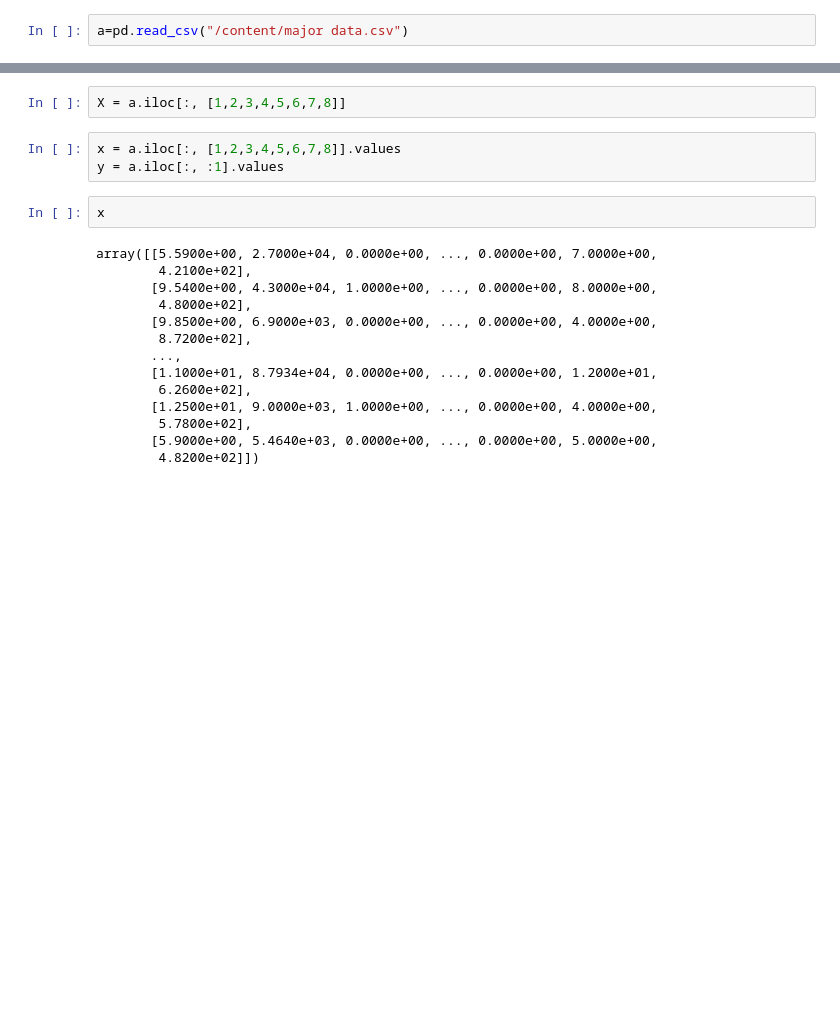
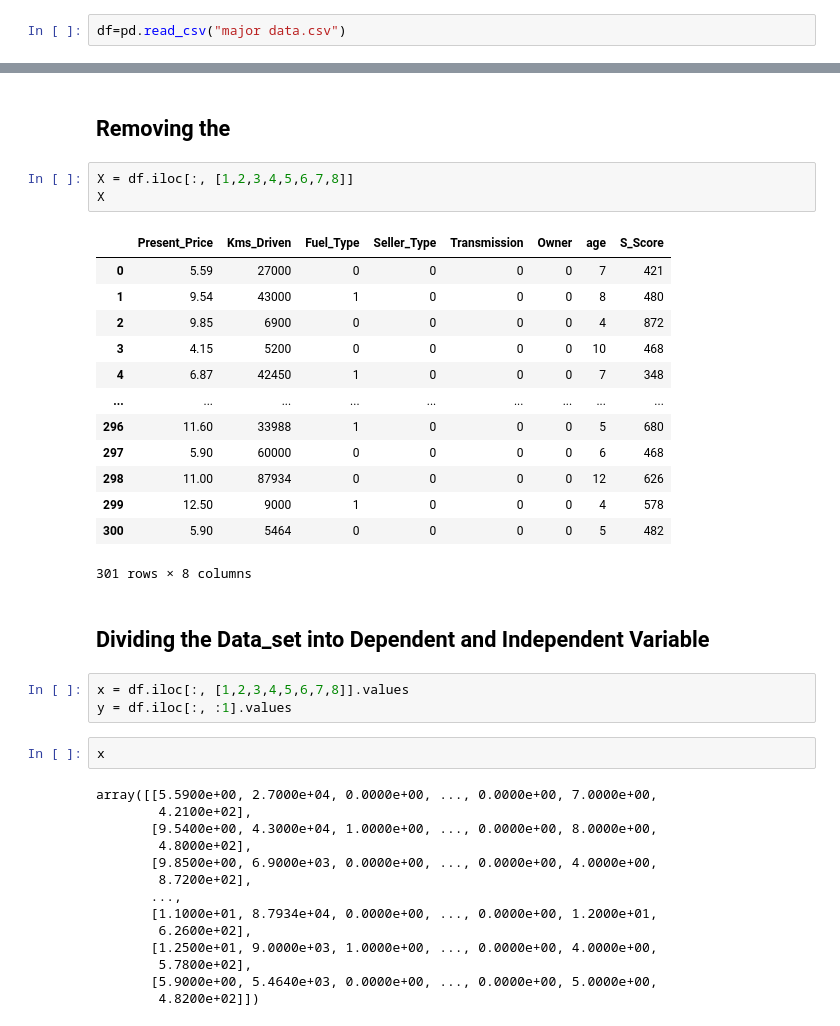
Before and after one commit to Surendergandham/Redefining-the-pricing-crtieria-in-selling-used-cars, a Jupyter notebook: code_file.ipynb, the cells around one changed output, grey strips where cells are left out. Drawn from its saved outputs; the diff is of its cells as text; blank space fills up the shorter version.

```diff
--- a/code_file.ipynb
+++ b/code_file.ipynb
@@ -20,2 +12,2 @@ Successfully installed vecstack-0.4.0
 # %%
-a=pd.read_csv("/content/major data.csv")
+df=pd.read_csv("major data.csv")
@@ -55,10 +47,29 @@ g=sns.heatmap(a.corr(),annot=True,cmap="RdYlGn")
 # %% [output]
 [figure]
+# %% [markdown]
+## Removing the
 # %%
-X = a.iloc[:, [1,2,3,4,5,6,7,8]]
+X = df.iloc[:, [1,2,3,4,5,6,7,8]]
+X
+# %% [output]
+|  | Present_Price | Kms_Driven | Fuel_Type | Seller_Type | Transmission | Owner | age | S_Score |
+| 0 | 5.59 | 27000 | 0 | 0 | 0 | 0 | 7 | 421 |
+| 1 | 9.54 | 43000 | 1 | 0 | 0 | 0 | 8 | 480 |
+| 2 | 9.85 | 6900 | 0 | 0 | 0 | 0 | 4 | 872 |
+| 3 | 4.15 | 5200 | 0 | 0 | 0 | 0 | 10 | 468 |
+| 4 | 6.87 | 42450 | 1 | 0 | 0 | 0 | 7 | 348 |
+| ... | ... | ... | ... | ... | ... | ... | ... | ... |
+| 296 | 11.60 | 33988 | 1 | 0 | 0 | 0 | 5 | 680 |
+| 297 | 5.90 | 60000 | 0 | 0 | 0 | 0 | 6 | 468 |
+| 298 | 11.00 | 87934 | 0 | 0 | 0 | 0 | 12 | 626 |
+| 299 | 12.50 | 9000 | 1 | 0 | 0 | 0 | 4 | 578 |
+| 300 | 5.90 | 5464 | 0 | 0 | 0 | 0 | 5 | 482 |
+301 rows × 8 columns
+# %% [markdown]
+## Dividing the Data_set into Dependent and Independent Variable
 # %%
-x = a.iloc[:, [1,2,3,4,5,6,7,8]].values
-y = a.iloc[:, :1].values
+x = df.iloc[:, [1,2,3,4,5,6,7,8]].values
+y = df.iloc[:, :1].values
 # %%
 x
 # %% [output]
```
Also changed, not shown: parts of 23 cells of this notebook, 1 other file.
